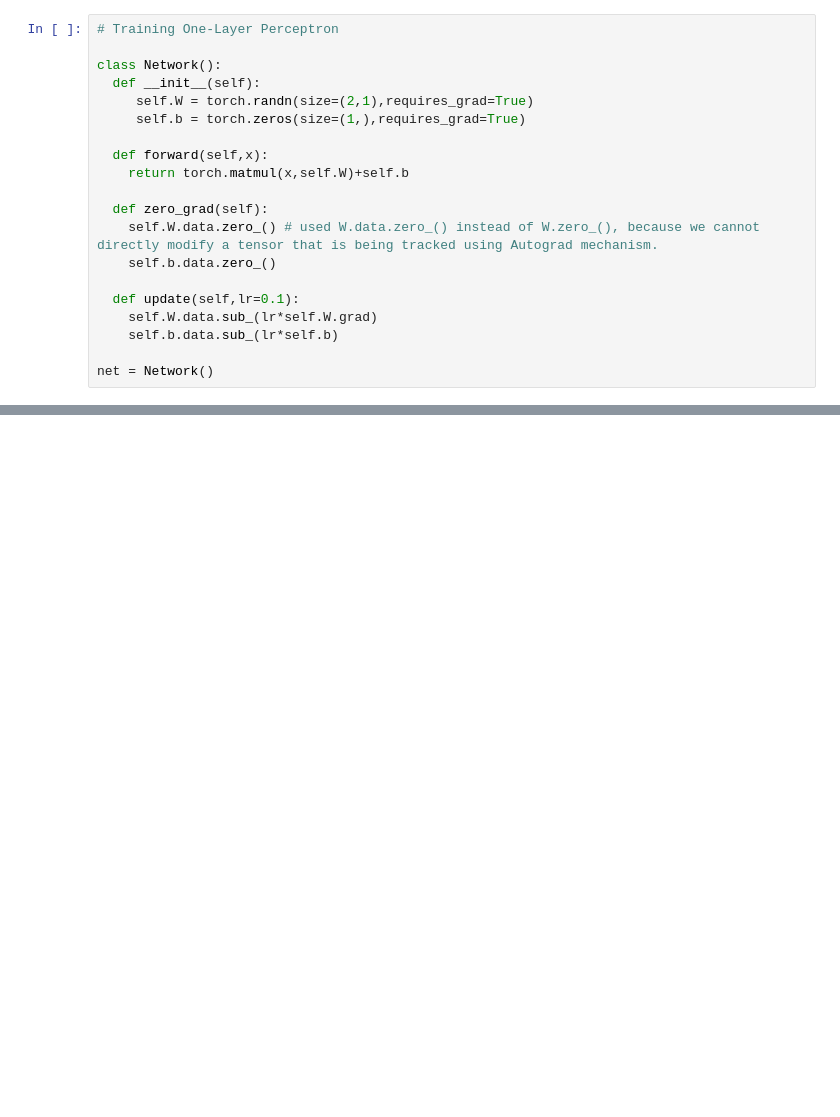
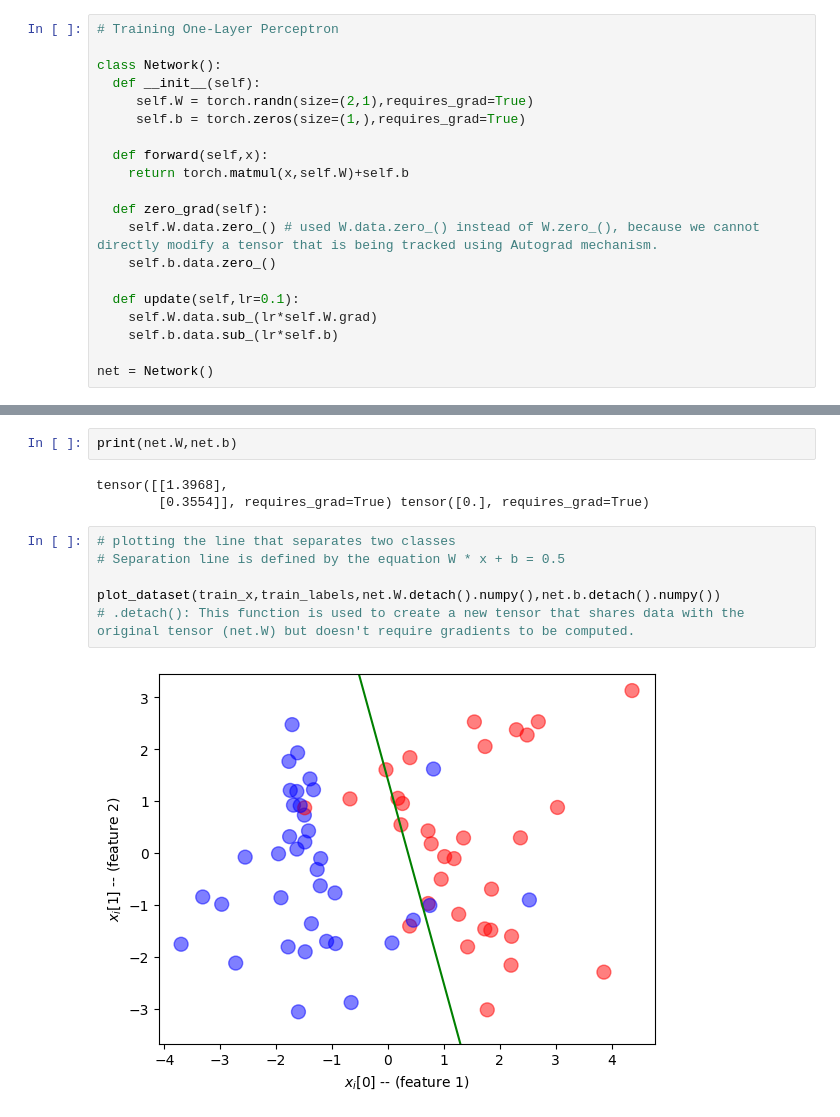
Before and after one commit to ayseberfinozcubuk/Microsoft-AI-course-for-beginners, a Jupyter notebook: 3-NeuralNetworks/05-Frameworks/IntroPyTorch.ipynb, the cells around one changed output, grey strips where cells are left out. Cells and saved outputs as stored; diff of their text form; blank space fills up the shorter version.

Commit message:
Training One-Layer Perceptron in IntroPyTorch.ipynb

```diff
--- a/3-NeuralNetworks/05-Frameworks/IntroPyTorch.ipynb
+++ b/3-NeuralNetworks/05-Frameworks/IntroPyTorch.ipynb
@@ -344,0 +403,13 @@ net = Network()
+# %%
+print(net.W,net.b)
+# %% [output]
+tensor([[1.3968],
+        [0.3554]], requires_grad=True) tensor([0.], requires_grad=True)
+# %%
+# plotting the line that separates two classes
+# Separation line is defined by the equation W * x + b = 0.5
+
+plot_dataset(train_x,train_labels,net.W.detach().numpy(),net.b.detach().numpy())
+# .detach(): This function is used to create a new tensor that shares data with the original tensor (net.W) but doesn't require gradients to be computed.
+# %% [output]
+[figure, added]
```
Also changed, not shown: parts of 12 cells of this notebook.
